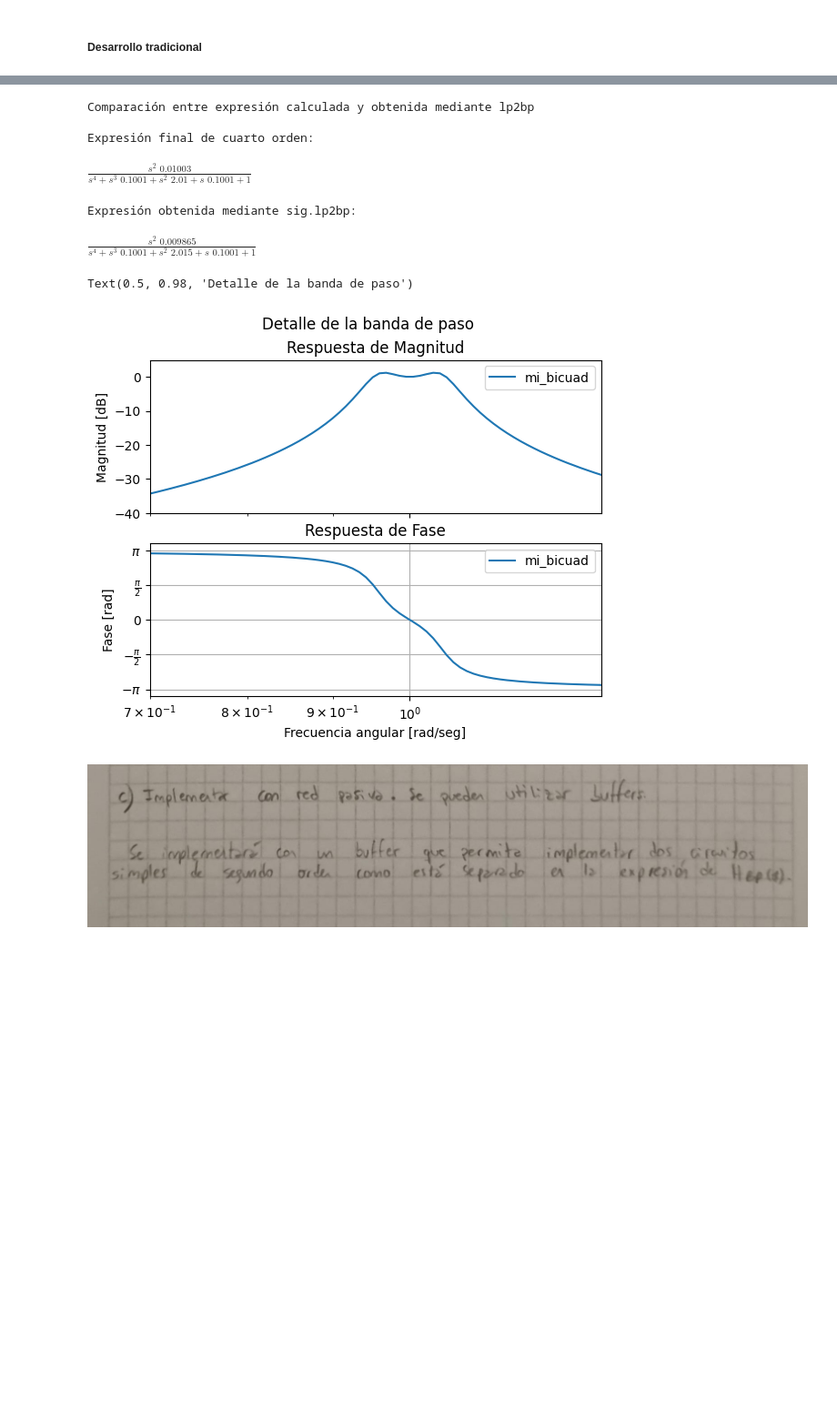
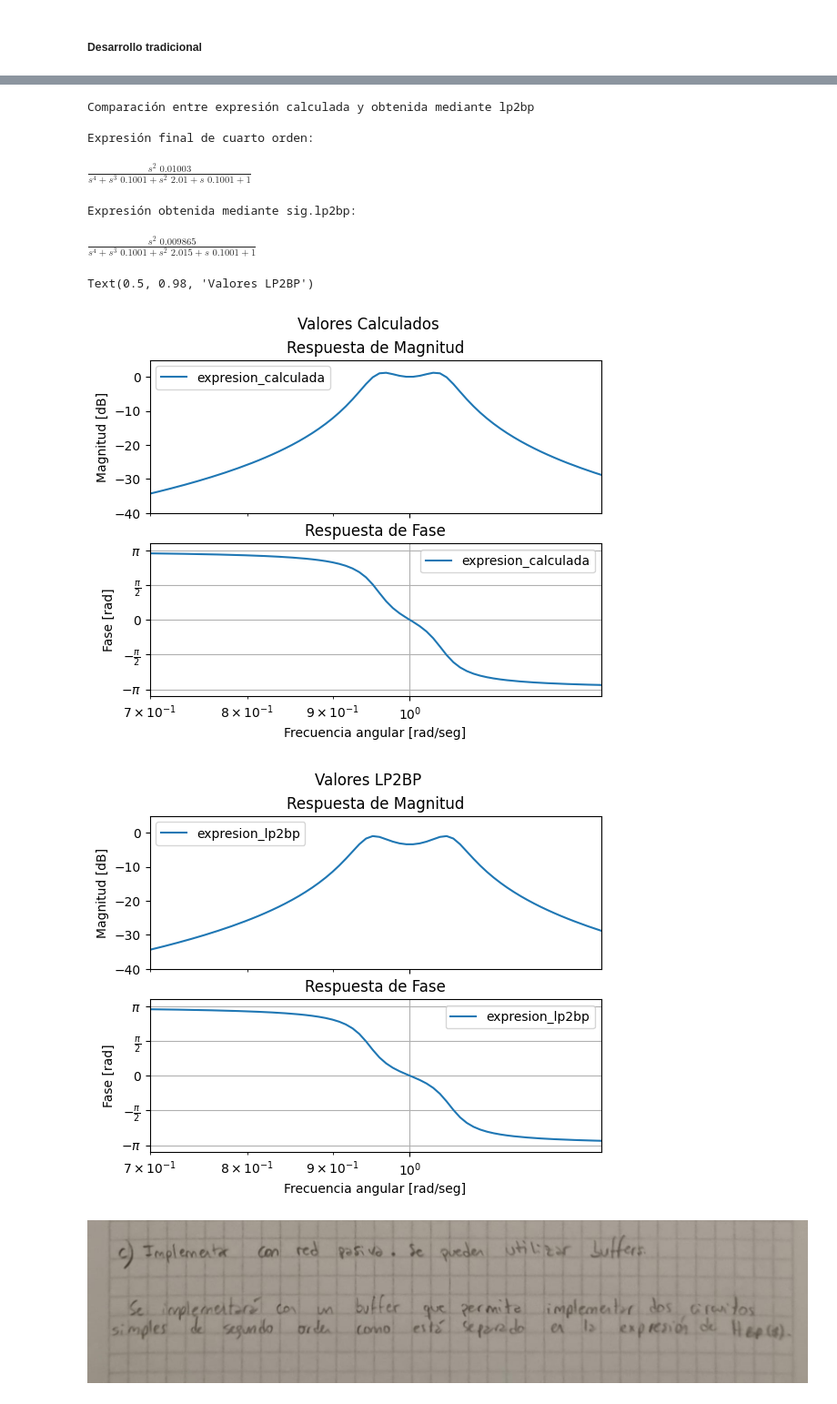
Before and after one commit to matnalopez2/Teoria-de-Circuitos-2, a Jupyter notebook: Resoluciones/20240513/20240513 - Ejercicio 1.ipynb, the cells around one changed output, grey strips where cells are left out. Shown at 91% size. Saved outputs shown, nothing was run; the diff lists cells and outputs as text; code cells hidden in the pictures; blank space fills up the shorter version.

```diff
--- a/Resoluciones/20240513/20240513 - Ejercicio 1.ipynb
+++ b/Resoluciones/20240513/20240513 - Ejercicio 1.ipynb
@@ -94,42 +94,60 @@ pretty_print_lti(num_bp, den_bp)
 
 
 # Plotear de forma silenciosa las características de mi función
-asy_axes = analyze_sys([sig.TransferFunction(num,den)], 'mi_bicuad', same_figs=False)
+asy_axes = analyze_sys([sig.TransferFunction(num,den)], 'expresion_calculada', same_figs=False)
 
 
 # el caracter "_" descarta la salida de la función
 # cerramos todas las visualizaciones salvo la respuesta en frecuencia
 plt.close(2)
 plt.close(3)
 plt.close(4)
 
 
 plt.sca(asy_axes[0][1][0])
 max_ripple = np.max(np.array(1))
 
 x_min = 0.7
 x_max = 1.3
 y_min = -40.0
 y_max = 5.0
 
 plt.axis([x_min, x_max, y_min, y_max])
 plt.grid()
-plt.suptitle('Detalle de la banda de paso')
+plt.suptitle('Valores Calculados')
+
+# Aquí trabajaremos con la función calculada con LP2BP
+asy_axes_bp = analyze_sys([sig.TransferFunction(num_bp,den_bp)], 'expresion_lp2bp', same_figs=False)
+plt.close(2)
+plt.close(3)
+plt.close(4)
+plt.sca(asy_axes_bp[0][1][0])
+max_ripple = np.max(np.array(1))
+
+x_min = 0.7
+x_max = 1.3
+y_min = -40.0
+y_max = 5.0
+
+plt.axis([x_min, x_max, y_min, y_max])
+plt.grid()
+plt.suptitle('Valores LP2BP')
 # %% [output]
 Q = 9.98749217771908
 
 
 Expresión final dividida en dos pasa banda de segundo orden:
 $\displaystyle   \frac{s\,1.073\,\frac{1.044}{19.99}}{s^2 + s \frac{1.044}{19.99} + 1.044^2} . \frac{s\,3.735\,\frac{0.9576}{19.99}}{s^2 + s \frac{0.9576}{19.99} + 0.9576^2}$
 $\displaystyle   \frac{s \,\, 0.05604 }{s^2 + s \,\, 0.05223 + 1.091 } . \frac{s \,\, 0.1789 }{s^2 + s \,\, 0.04789 + 0.9169 }$
 Comparación entre expresión calculada y obtenida mediante lp2bp
 
 Expresión final de cuarto orden:
 $\displaystyle \frac{s^2 \,\, 0.01003 }{s^4 + s^3 \,\, 0.1001 + s^2 \,\, 2.01 + s \,\, 0.1001 +   1 }$
 Expresión obtenida mediante sig.lp2bp:
 $\displaystyle \frac{s^2 \,\, 0.009865 }{s^4 + s^3 \,\, 0.1001 + s^2 \,\, 2.015 + s \,\, 0.1001 +   1 }$
-Text(0.5, 0.98, 'Detalle de la banda de paso')
+Text(0.5, 0.98, 'Valores LP2BP')
-[figure, old version]
+[figure, new version]
+[figure, added]
 # %% [markdown]
 ![20240513_Ejercicio1_04.jpeg](attachment:20240513_Ejercicio1_04.jpeg)
 # %% [markdown]
```
Also changed, not shown: parts of 1 cell of this notebook.
